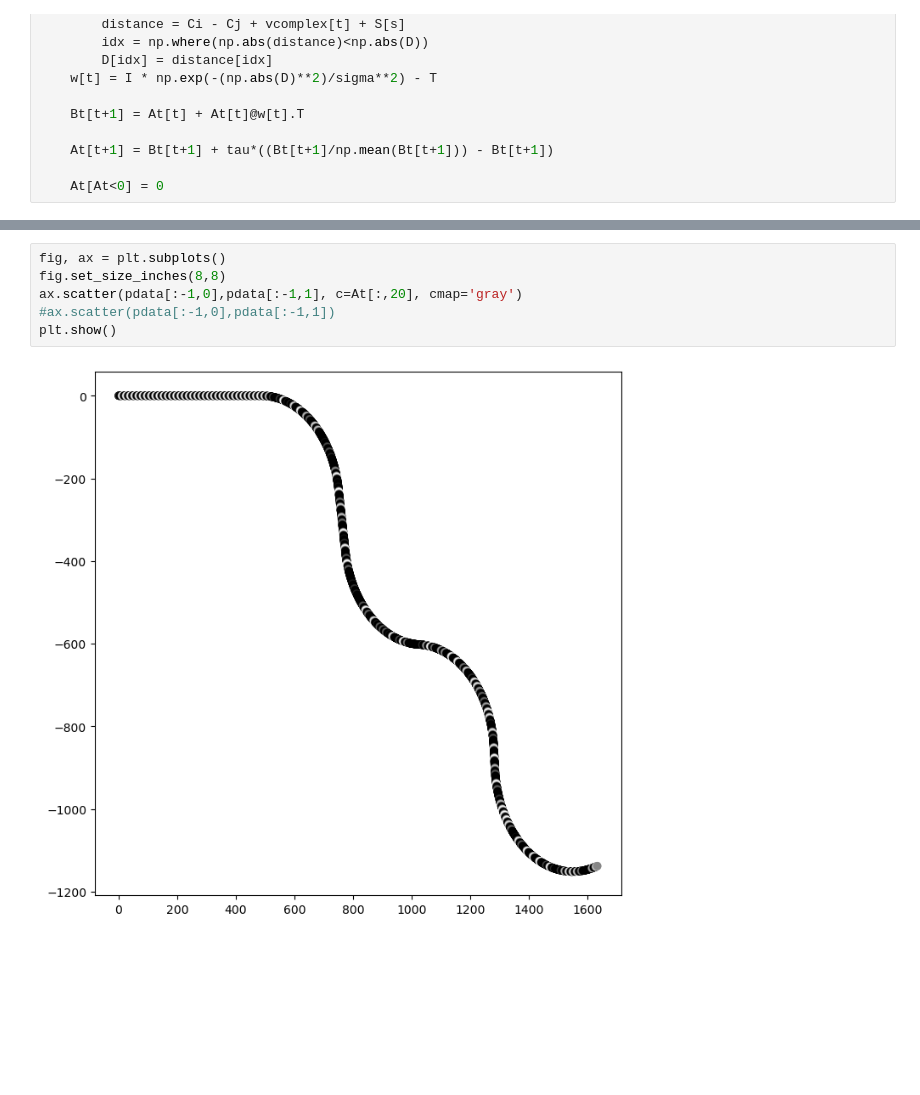
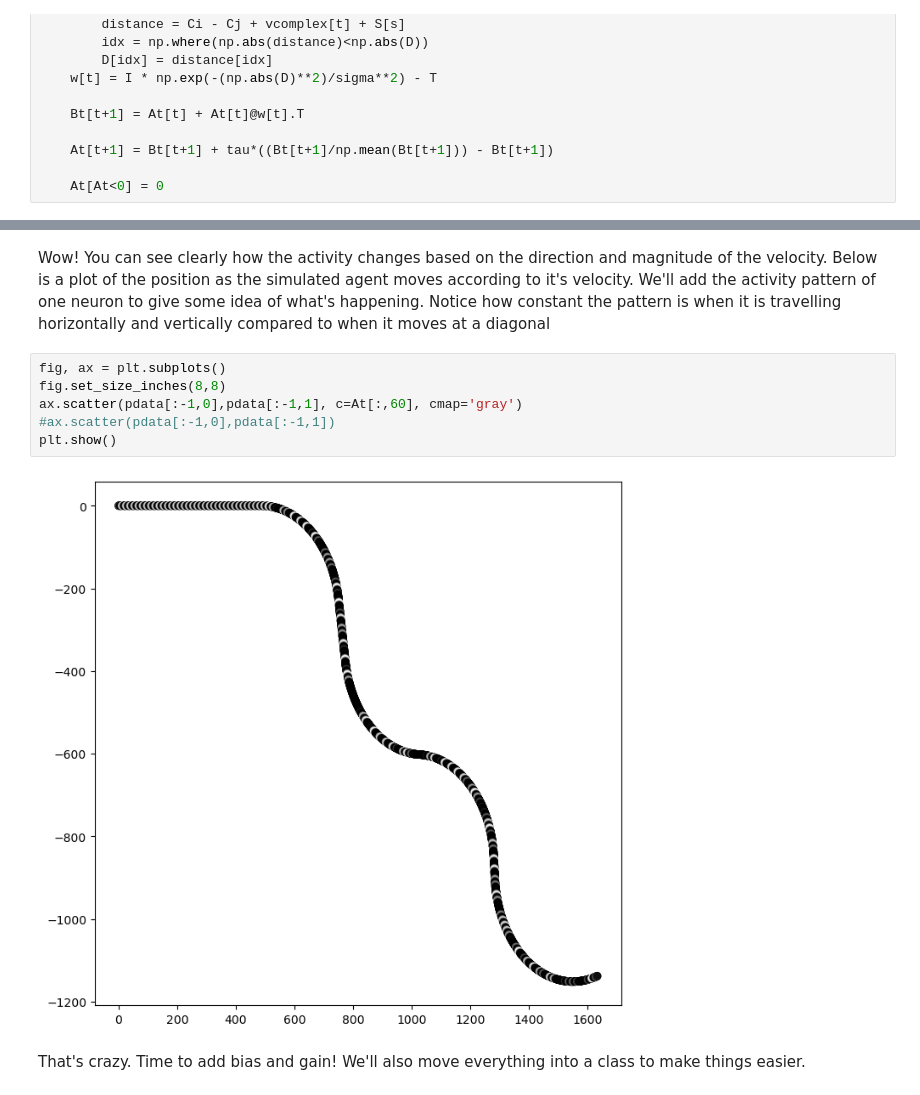
Before and after one commit to samuelbrege/snnResearch, a Jupyter notebook: gridCells.ipynb, the cells around one changed output, grey strips where cells are left out. Cells and saved outputs as stored; diff of their text form; blank space fills up the shorter version.

```diff
--- a/gridCells.ipynb
+++ b/gridCells.ipynb
@@ -356,10 +356,14 @@ plt.show()
+# %% [markdown]
+Wow! You can see clearly how the activity changes based on the direction and magnitude of the velocity. Below is a plot of the position as the simulated agent moves according to it's velocity. We'll add the activity pattern of one neuron to give some idea of what's happening. Notice how constant the pattern is when it is travelling horizontally and vertically compared to when it moves at a diagonal
 # %%
 fig, ax = plt.subplots()
 fig.set_size_inches(8,8)
-ax.scatter(pdata[:-1,0],pdata[:-1,1], c=At[:,20], cmap='gray')
+ax.scatter(pdata[:-1,0],pdata[:-1,1], c=At[:,60], cmap='gray')
 #ax.scatter(pdata[:-1,0],pdata[:-1,1])
 plt.show()
 # %% [output]
-[figure, old version]
+[figure, new version]
+# %% [markdown]
+That's crazy. Time to add bias and gain! We'll also move everything into a class to make things easier.
 # %%
 class grid_module():
```
Also changed, not shown: parts of 9 cells of this notebook.
